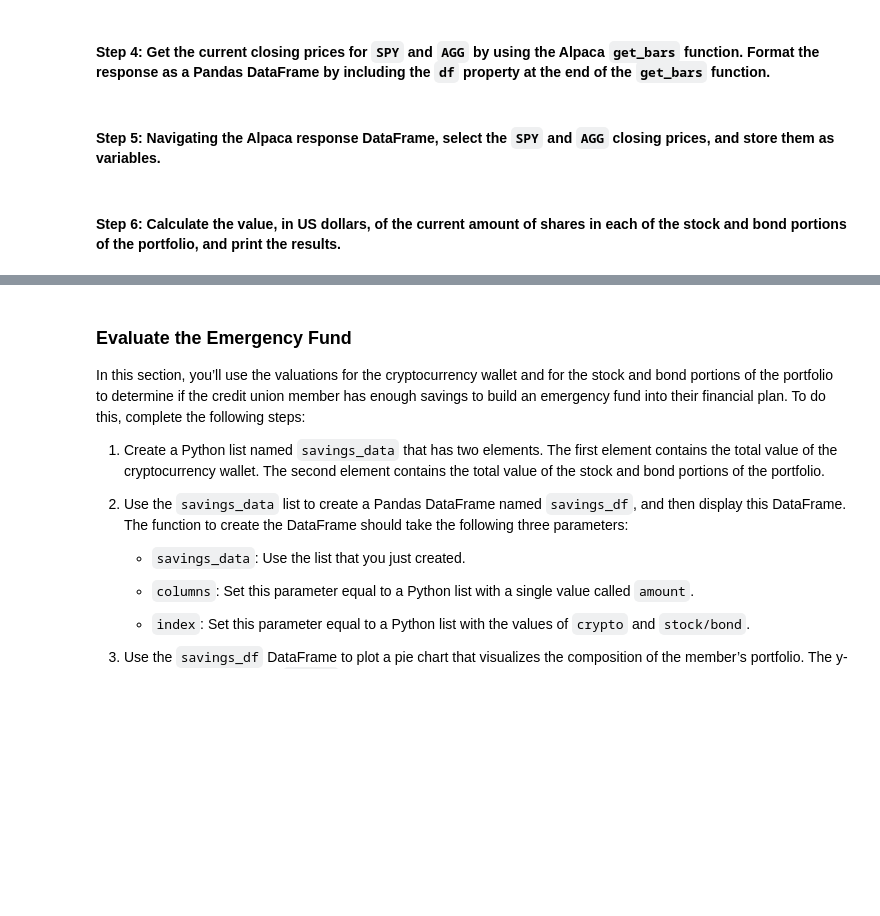
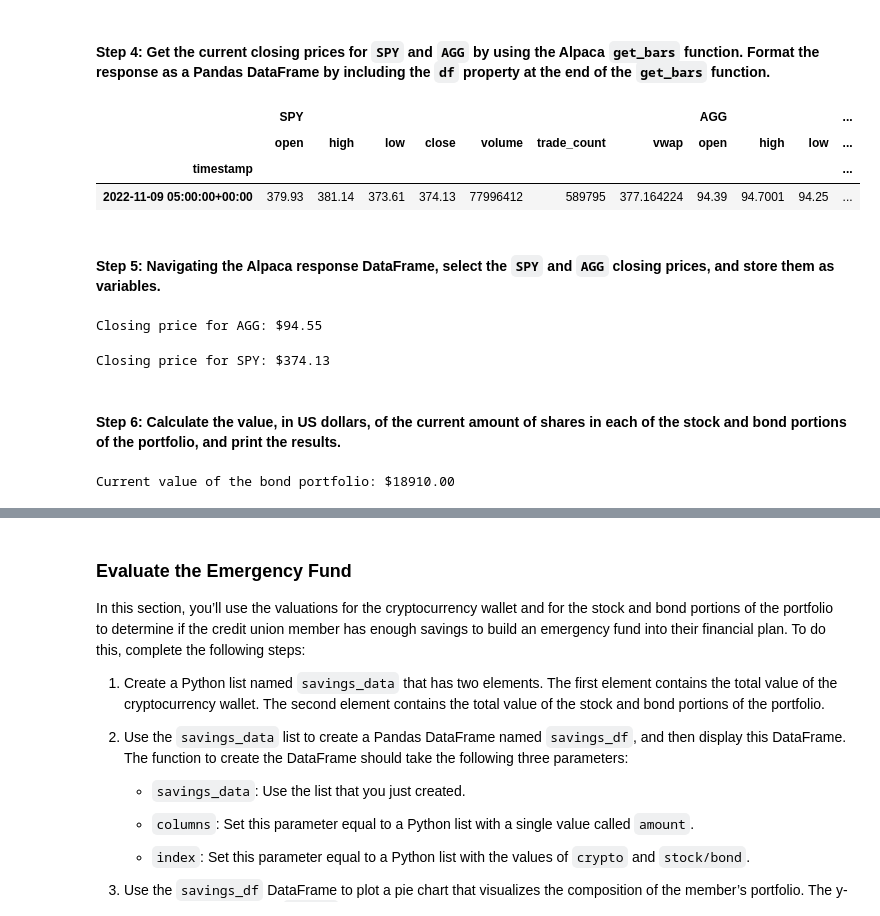
Before and after one commit to ethansilvas/financial-planning-forecaster, a Jupyter notebook: financial_planning_tools.ipynb, the cells around one changed output, grey strips where cells are left out. Saved outputs shown, nothing was run; the diff lists cells and outputs as text; code cells hidden in the pictures; blank space fills up the shorter version.

Commit message:
finish total savings portfolio balance

```diff
--- a/financial_planning_tools.ipynb
+++ b/financial_planning_tools.ipynb
@@ -187,11 +187,15 @@ agg_shares = 200
 #### Step 2: Set the variables for the Alpaca API and secret keys. Using the Alpaca SDK, create the Alpaca `tradeapi.REST` object. In this object, include the parameters for the Alpaca API key, the secret key, and the version number.
 # %%
 # Set the variables for the Alpaca API and secret keys
-# YOUR CODE HERE
-# YOUR CODE HERE
+alpaca_api_key = os.getenv('ALPACA_API_KEY')
+alpaca_secret_key = os.getenv('ALPACA_SECRET_KEY')
 
 # Create the Alpaca tradeapi.REST object
-# YOUR CODE HERE
+alpaca = tradeapi.REST(
+    alpaca_api_key,
+    alpaca_secret_key,
+    api_version='v2'
+)
 # %% [markdown]
 #### Step 3: Set the following parameters for the Alpaca API call:
 
@@ -202,56 +206,73 @@ agg_shares = 200
 - `start_date` and `end_date`: Use the same date for these parameters, and format them with the date of the previous weekday (or `2020-08-07`). This is because you want the one closing price for the most-recent trading day.
 # %%
 # Set the tickers for both the bond and stock portion of the portfolio
-# YOUR CODE HERE
+tickers = ['SPY', 'AGG']
 
 # Set timeframe to 1Day
-# YOUR CODE HERE
+timeframe = '1Day'
 
 # Format current date as ISO format
 # Set both the start and end date at the date of your prior weekday
 # This will give you the closing price of the previous trading day
 # Alternatively you can use a start and end date of 2020-08-07
-# YOUR CODE HERE
-# YOUR CODE HERE
+start_date = pd.Timestamp('2022-11-09', tz='America/New_York').isoformat()
+end_date = pd.Timestamp('2022-11-09', tz='America/New_York').isoformat()
 # %% [markdown]
 #### Step 4: Get the current closing prices for `SPY` and `AGG` by using the Alpaca `get_bars` function. Format the response as a Pandas DataFrame by including the `df` property at the end of the `get_bars` function.
 # %%
 # Use the Alpaca get_bars function to get current closing prices the portfolio
 # Be sure to set the `df` property after the function to format the response object as a DataFrame
-# YOUR CODE HERE
+current_prices_df = alpaca.get_bars(
+    tickers,
+    timeframe,
+    start=start_date,
+    end=end_date
+).df
 
 # Reorganize the DataFrame
 # Separate ticker data
-# YOUR CODE HERE
+spy_current_price = current_prices_df[current_prices_df['symbol'] == 'SPY'].drop('symbol', axis=1)
+agg_current_price = current_prices_df[current_prices_df['symbol'] == 'AGG'].drop('symbol', axis=1)
 
 # Concatenate the ticker DataFrames
-# YOUR CODE HERE
+current_prices_df = pd.concat([spy_current_price, agg_current_price], axis=1, keys=['SPY', 'AGG'])
 
 # Review the first 5 rows of the Alpaca DataFrame
-# YOUR CODE HERE
+current_prices_df.head()
+# %% [output]
+|  | SPY |  |  |  |  |  |  | AGG |  |  | ... |
+|  | open | high | low | close | volume | trade_count | vwap | open | high | low | ... |
+| timestamp |  |  |  |  |  |  |  |  |  |  | ... |
+| 2022-11-09 05:00:00+00:00 | 379.93 | 381.14 | 373.61 | 374.13 | 77996412 | 589795 | 377.164224 | 94.39 | 94.7001 | 94.25 | ... |
 # %% [markdown]
 #### Step 5: Navigating the Alpaca response DataFrame, select the `SPY` and `AGG` closing prices, and store them as variables.
 # %%
 # Access the closing price for AGG from the Alpaca DataFrame
 # Converting the value to a floating point number
-agg_close_price = # YOUR CODE HERE
+agg_close_price = float(current_prices_df['AGG']['close'])
 
 # Print the AGG closing price
-# YOUR CODE HERE
+print(f'Closing price for AGG: ${agg_close_price:.2f}')
+# %% [output]
+Closing price for AGG: $94.55
 # %%
 # Access the closing price for SPY from the Alpaca DataFrame
 # Converting the value to a floating point number
-spy_close_price = # YOUR CODE HERE
+spy_close_price = float(current_prices_df['SPY']['close'])
 
 # Print the SPY closing price
-# YOUR CODE HERE
+print(f'Closing price for SPY: ${spy_close_price:.2f}')
+# %% [output]
+Closing price for SPY: $374.13
 # %% [markdown]
 #### Step 6: Calculate the value, in US dollars, of the current amount of shares in each of the stock and bond portions of the portfolio, and print the results.
 # %%
 # Calculate the current value of the bond portion of the portfolio
-agg_value = # YOUR CODE HERE
+agg_value = agg_shares * agg_close_price
 
 # Print the current value of the bond portfolio
-# YOUR CODE HERE
+print(f'Current value of the bond portfolio: ${agg_value:.2f}')
+# %% [output]
+Current value of the bond portfolio: $18910.00
 # %%
 # Calculate the current value of the stock portion of the portfolio
```
Also changed, not shown: parts of 10 cells of this notebook.
